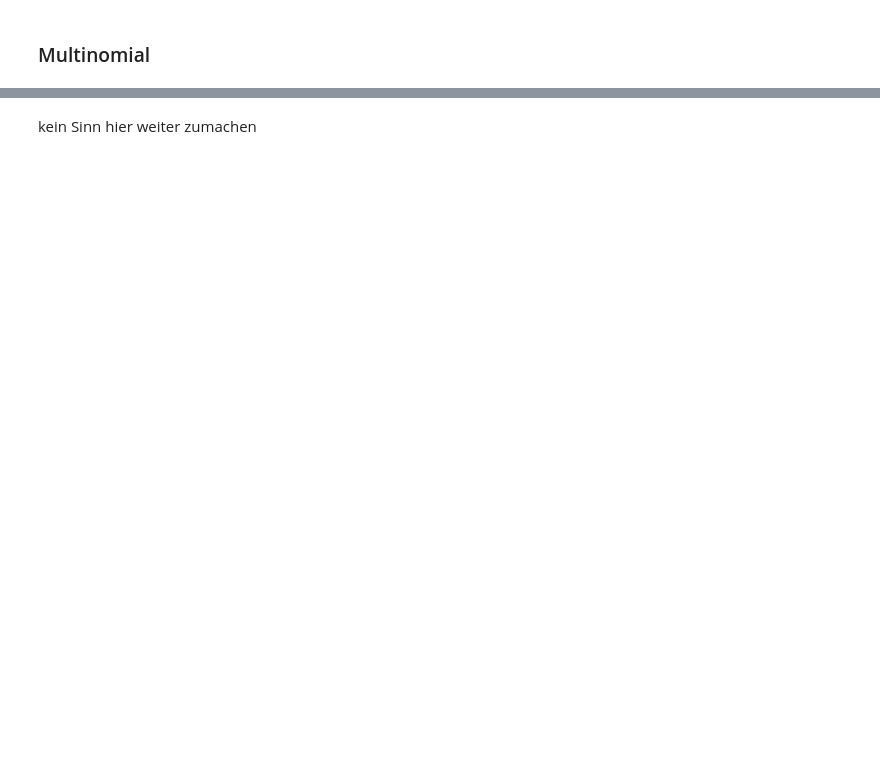
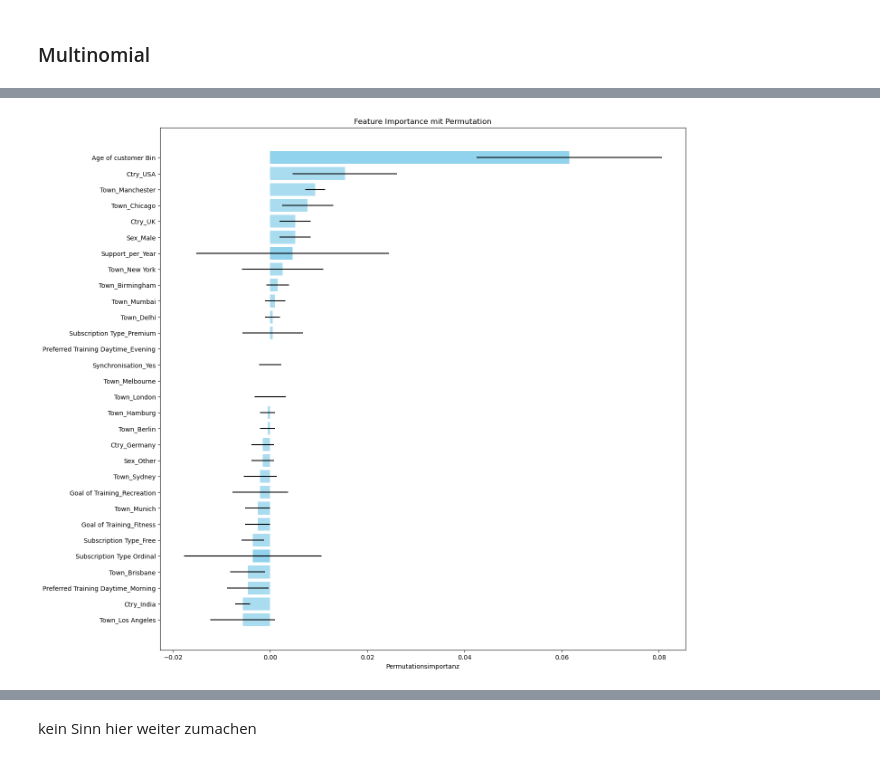
Before and after one commit to MarioKrupinski/Introduction-to-Data-Science-AI, a Jupyter notebook: notebooks/modell_ap_cache.ipynb, the cells around one changed output, grey strips where cells are left out. Saved outputs shown, nothing was run; the diff lists cells and outputs as text; code cells hidden in the pictures; blank space fills up the shorter version.

```diff
--- a/notebooks/modell_ap_cache.ipynb
+++ b/notebooks/modell_ap_cache.ipynb
@@ -588,0 +606,28 @@ df_results
+# %%
+# Dein trainiertes Naive Bayes Modell
+model = baseline_model
+
+# Berechne die Permutationsimportanz auf den Testdaten
+result = permutation_importance(model, X_test, y_test, n_repeats=10, random_state=42)
+
+# Hole die Durchschnittswerte und Standardabweichungen der Importanz
+importances = result.importances_mean
+importances_std = result.importances_std
+
+# Erstelle einen DataFrame mit den Ergebnissen
+feature_names = X_test.columns
+importance_df = pd.DataFrame({
+    "Feature": feature_names,
+    "Importance": importances,
+    "Std": importances_std
+}).sort_values(by="Importance", ascending=False)
+
+# Visualisierung der Feature Importance
+plt.figure(figsize=(15, 15))
+plt.barh(importance_df["Feature"], importance_df["Importance"], xerr=importance_df["Std"], color="skyblue", alpha=0.7)
+plt.xlabel("Permutationsimportanz")
+plt.title("Feature Importance mit Permutation")
+plt.gca().invert_yaxis()  # Damit die wichtigsten Features oben sind
+plt.show()
+# %% [output]
+[figure, added]
```
Also changed, not shown: parts of 12 cells of this notebook.
